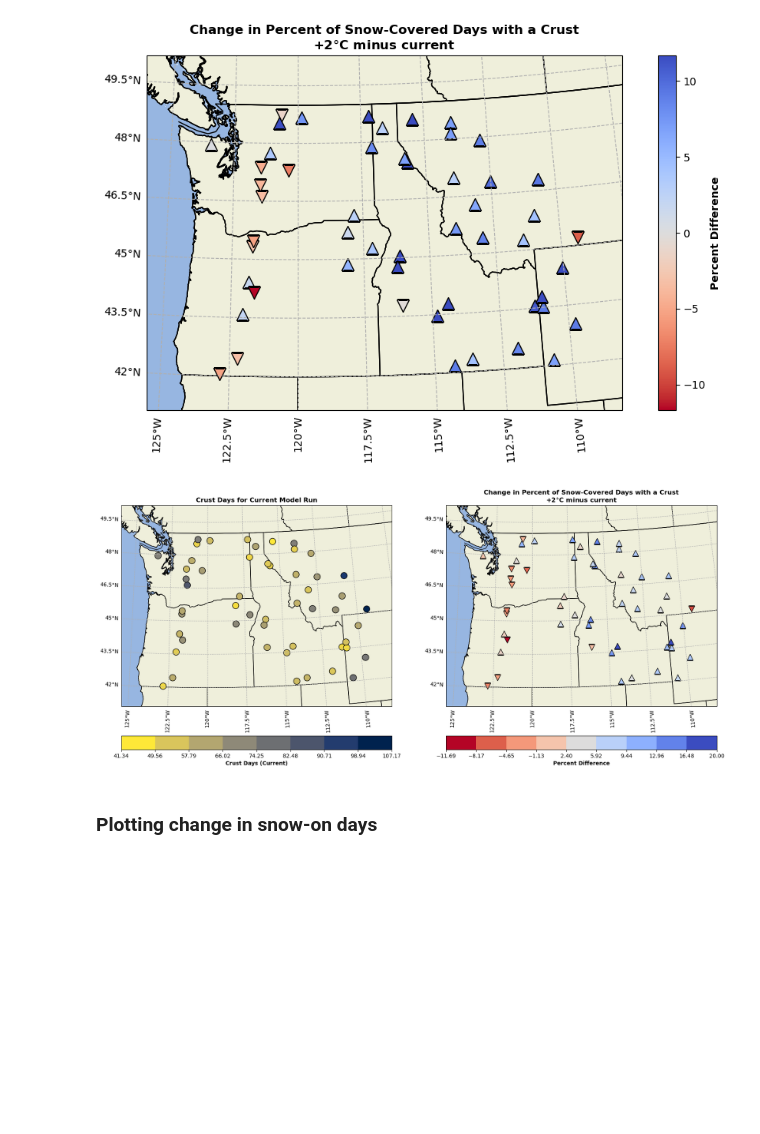
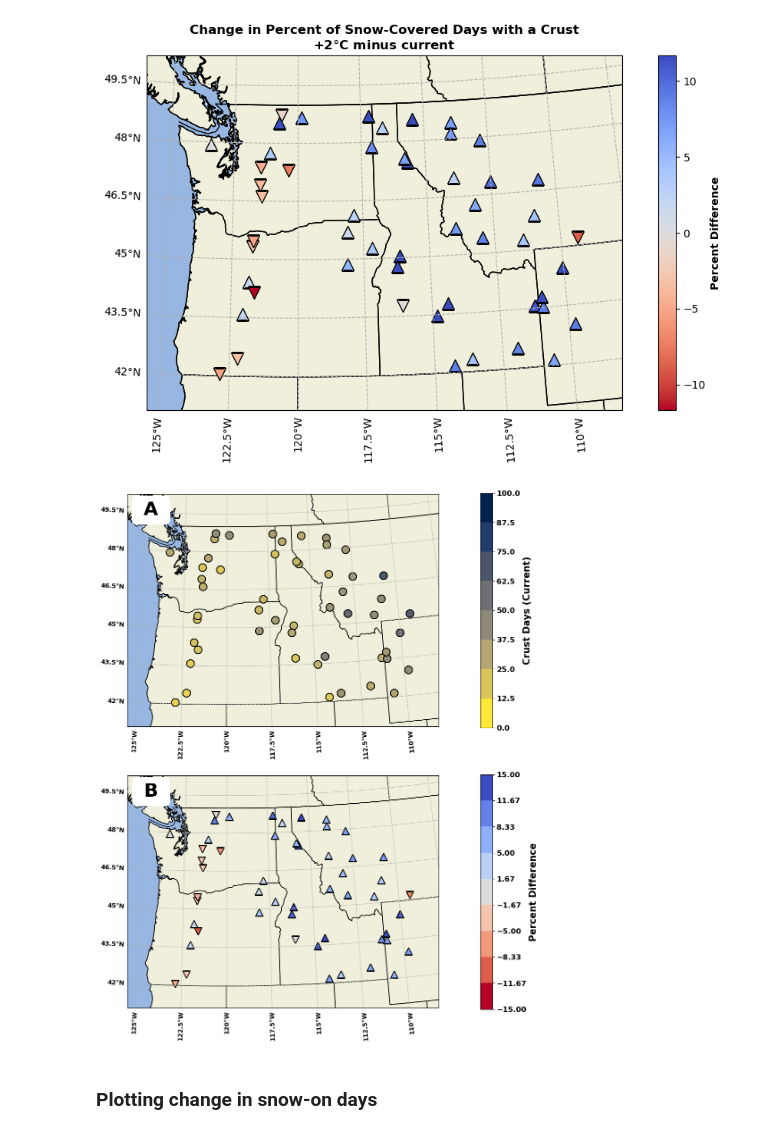
Before and after one commit to clinton-alden/summa_icelayers, a Jupyter notebook: analysis/05_all_site_crust_summary.ipynb, the cells around one changed output. Saved outputs shown, nothing was run; the diff lists cells and outputs as text; code cells hidden in the pictures; blank space fills up the shorter version.

```diff
--- a/analysis/05_all_site_crust_summary.ipynb
+++ b/analysis/05_all_site_crust_summary.ipynb
@@ -281,7 +287,8 @@ comparison_run = '+2K'  # Example comparison run
 
 # Calculate 'percent_crust_days' for 'current' and '+2K'
 ds['percent_crust_days'] = ds['crusts_binary'] / ds['snow_on'] * 100
-ds_percent_crusts = ds['crusts_binary'].sel(model_run='current').mean(dim='time')/24
+ds_percent_crusts = ds['percent_crust_days']
+# ds_percent_crusts = ds['crusts_binary'].sel(model_run='current').mean(dim='time')/24
 
 # Calculate the average percent crust days for the 'current' and 'comparison_run' model runs
 ds_avg_current = ds['percent_crust_days'].sel(model_run='current').mean(dim='time')
@@ -292,7 +299,7 @@ ds_diff = ds_avg_comparison - ds_avg_current
 
 # Ensure ds_diff is an xarray.DataArray
 ds_diff = ds_diff.to_dataset(name='percent_crust_days_diff')
-ds_percent_crusts = ds_percent_crusts.to_dataset(name='crusts_binary')
+ds_percent_crusts = ds_percent_crusts.to_dataset(name='percent_crust_days')
 
 
 # Convert the Dataset to a DataFrame
@@ -307,17 +314,17 @@ df_merged = pd.merge(df_merged, df_percent_crusts, left_on='site_name', right_on
 df_merged.replace([np.inf, -np.inf], np.nan, inplace=True)
 
 # Drop rows with NaN values
-df_merged.dropna(subset=['crusts_binary', 'percent_crust_days_diff'], inplace=True)
+df_merged.dropna(subset=['percent_crust_days', 'percent_crust_days_diff'], inplace=True)
 # %%
 # Calculate vmin and vmax for each plot
-vmin_current = df_merged['crusts_binary'].min()
-vmax_current = df_merged['crusts_binary'].max()
-vmin_diff = df_merged['percent_crust_days_diff'].min()
+vmin_current = 0
+vmax_current = 100
+vmin_diff = -15
 # vmax_diff = df_merged['percent_crust_days_diff'].max()
-vmax_diff = 20
+vmax_diff = 15
 
 # Create a figure with two subplots
-fig, (ax1, ax2) = plt.subplots(1, 2, figsize=(20, 10), subplot_kw={'projection': ccrs.AlbersEqualArea(central_longitude=-120, central_latitude=47.5)})
+fig, (ax1, ax2) = plt.subplots(2, 1, figsize=(12, 15), subplot_kw={'projection': ccrs.AlbersEqualArea(central_longitude=-120, central_latitude=47.5)})
 
 # Plot for model_run='current' on the left subplot
 ax1.set_extent([sntls['lon'].min() - 2, sntls['lon'].max() + 1, sntls['lat'].min() - 1, sntls['lat'].max() + 1], crs=ccrs.PlateCarree())
@@ -333,13 +340,13 @@ colormap_current = matplotlib.cm.get_cmap('cividis_r')
 
 # Plot the percent crust days for 'current'
 for idx, row in df_merged.iterrows():
-    if pd.notna(row['crusts_binary']):
-        color = matplotlib.colors.to_hex(colormap_current(norm_current(row['crusts_binary'])))
+    if pd.notna(row['percent_crust_days']):
+        color = matplotlib.colors.to_hex(colormap_current(norm_current(row['percent_crust_days'])))
         marker = 'o'
         size = 12
         ax1.plot(row['lon'], row['lat'], marker=marker, color=color, markersize=size, markeredgecolor='k', transform=ccrs.PlateCarree())
 
-ax1.set_title('Crust Days for Current Model Run', fontweight='bold')
+# ax1.set_title('Percent Crust Days for Current Model Run', fontweight='bold')
 
 # Plot for the difference on the right subplot
 ax2.set_extent([sntls['lon'].min() - 2, sntls['lon'].max() + 1, sntls['lat'].min() - 1, sntls['lat'].max() + 1], crs=ccrs.PlateCarree())
@@ -361,7 +368,7 @@ for idx, row in df_merged.iterrows():
         size = 12
         ax2.plot(row['lon'], row['lat'], marker=marker, color=color, markersize=size, markeredgecolor='k', transform=ccrs.PlateCarree())
 
-ax2.set_title(f'Change in Percent of Snow-Covered Days with a Crust\n+2$\degree$C minus current', fontweight='bold')
+# ax2.set_title(f'Change in Percent of Snow-Covered Days with a Crust\n+2$\degree$C minus current', fontweight='bold')
 
 # Create discrete colorbars
 bounds_current = np.linspace(vmin_current, vmax_current, 9)
@@ -369,39 +376,61 @@ norm_current = matplotlib.colors.BoundaryNorm(bounds_current, colormap_current.N
 sm_current = plt.cm.ScalarMappable(cmap=colormap_current, norm=norm_current)
 sm_current.set_array([])
 
 bounds_diff = np.linspace(vmin_diff, vmax_diff, 10)
 norm_diff = matplotlib.colors.BoundaryNorm(bounds_diff, colormap_diff.N)
 sm_diff = plt.cm.ScalarMappable(cmap=colormap_diff, norm=norm_diff)
 sm_diff.set_array([])
 
 # Create the colorbars and set the labels with bold font weight
-cbar_current = fig.colorbar(sm_current, ax=ax1, orientation='horizontal', pad=0.1)
-cbar_current.set_label('Crust Days (Current)', fontweight='bold')
+cbar_current = fig.colorbar(sm_current, ax=ax1, orientation='vertical', pad=0.1)
+cbar_current.set_label('Crust Days (Current)', fontweight='bold', fontsize=15)
+cbar_current.ax.tick_params(labelsize=12)
+for label in cbar_current.ax.get_yticklabels():
+    label.set_fontweight('bold')
 
-cbar_diff = fig.colorbar(sm_diff, ax=ax2, orientation='horizontal', pad=0.1)
-cbar_diff.set_label('Percent Difference', fontweight='bold')
+cbar_diff = fig.colorbar(sm_diff, ax=ax2, orientation='vertical', pad=0.1)
+cbar_diff.set_label('Percent Difference', fontweight='bold', fontsize=15)
+cbar_diff.ax.tick_params(labelsize=12)
+for label in cbar_diff.ax.get_yticklabels():
+    label.set_fontweight('bold')
 
 # Add a legend for the arrow sizes
 for magnitude in [5, 10, 15, 20]:  # Example magnitudes
     ax2.plot([], [], marker='^', color='k', markersize=magnitude * 0.8, label=f'{magnitude}%')
 
 # Add x and y ticks for lon and lat
 gl1 = ax1.gridlines(crs=ccrs.PlateCarree(), draw_labels=True, ls='--')
 gl1.top_labels = False
 gl1.right_labels = False
 gl1.xformatter = LONGITUDE_FORMATTER
 gl1.yformatter = LATITUDE_FORMATTER
+# Make x and y tick labels bold
+gl1.xlabel_style = {'weight': 'bold'}
+gl1.ylabel_style = {'weight': 'bold'}
 
 gl2 = ax2.gridlines(crs=ccrs.PlateCarree(), draw_labels=True, ls='--')
 gl2.top_labels = False
 gl2.right_labels = False
 gl2.xformatter = LONGITUDE_FORMATTER
 gl2.yformatter = LATITUDE_FORMATTER
+# Make x and y tick labels bold
+gl2.xlabel_style = {'weight': 'bold'}
+gl2.ylabel_style = {'weight': 'bold'}
+
+# Add label 'A' to the top right of the first subplot with a white background
+ax1.text(0.12, 0.97, ' A ', transform=ax1.transAxes, fontsize=30, fontweight='bold', va='top', ha='right',
+           bbox=dict(facecolor='white', edgecolor='none', boxstyle='round,pad=0.3'))
+
+# Add label 'B' to the top right of the second subplot with a white background
+ax2.text(0.12, 0.97, ' B ', transform=ax2.transAxes, fontsize=30, fontweight='bold', va='top', ha='right',
+           bbox=dict(facecolor='white', edgecolor='none', boxstyle='round,pad=0.3'))
 
 # Show the map
-plt.show()
+# plt.show()
+
+plt.savefig('/home/cdalden/summa_setup/analysis/figures/crust_change_summary.png', dpi=300, bbox_inches='tight')
 # %% [output]
-[figure, old version]
+[figure, new version]
 # %% [markdown]
 ### Plotting change in snow-on days
 # %%
```
Also changed, not shown: parts of 13 cells of this notebook, 6 other files.
